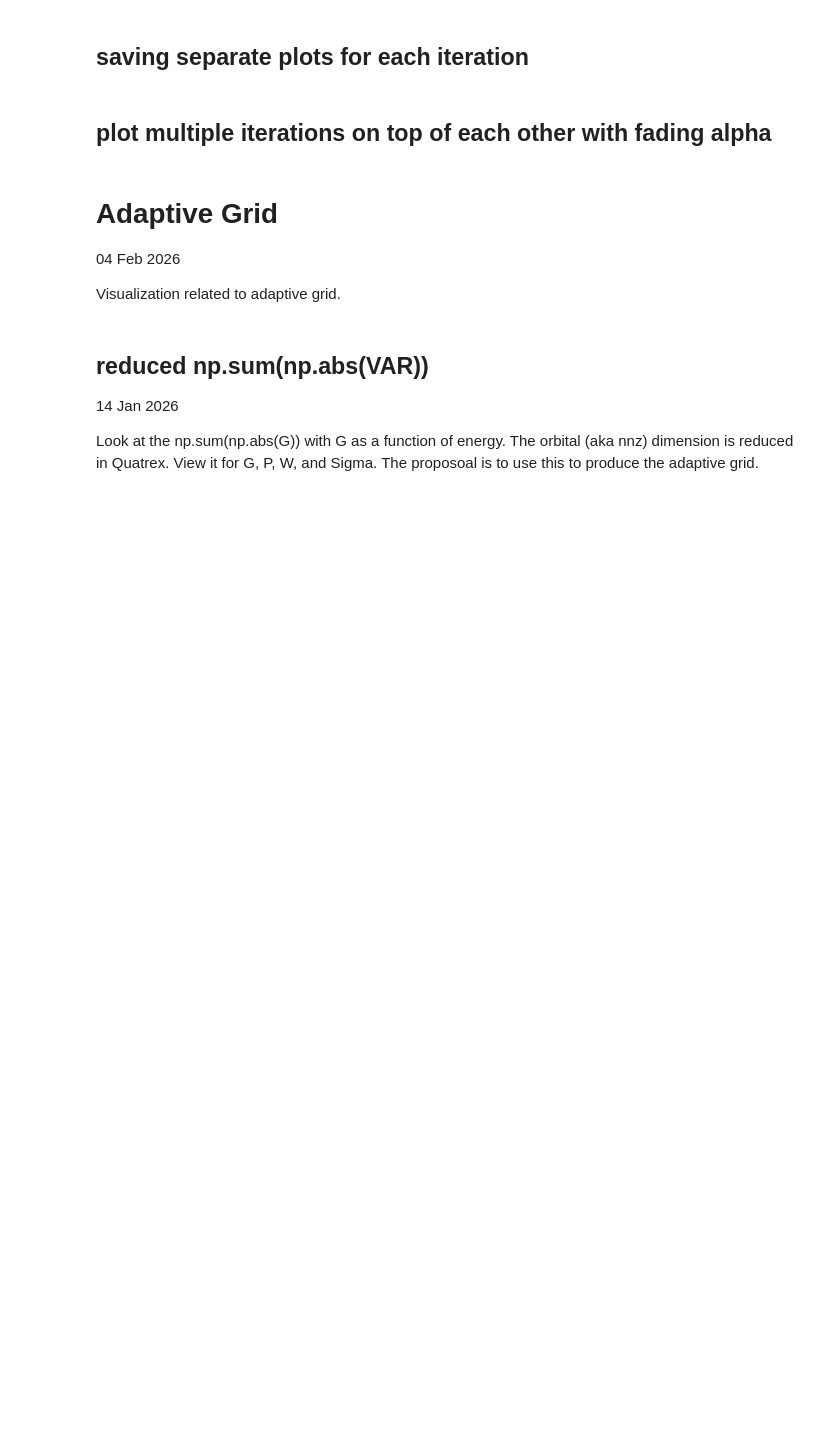
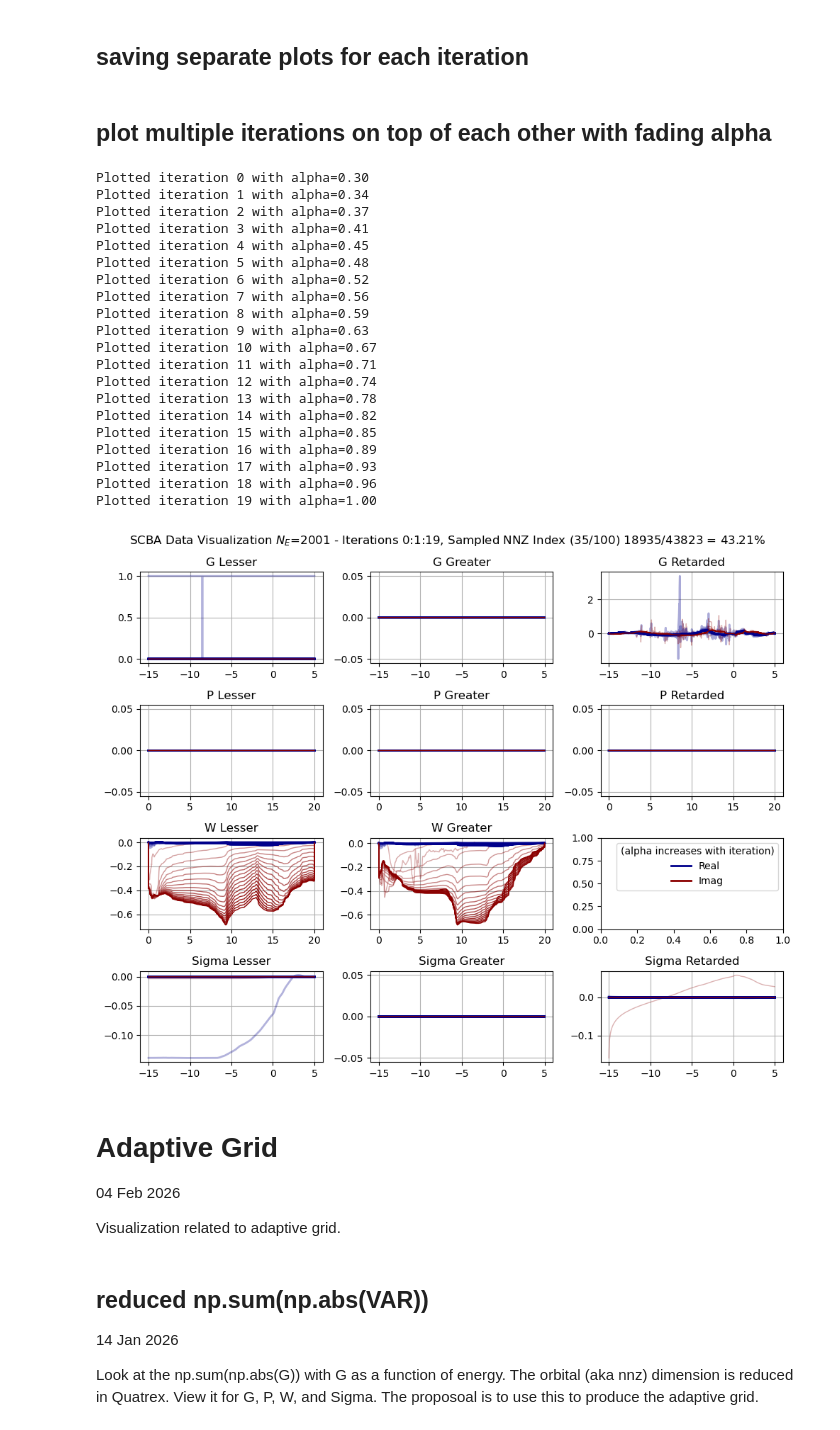
Before and after one commit to quatrex/quatrex, a Jupyter notebook: scripts/analysis/visualize_scba.ipynb, the cells around one changed output. Saved outputs shown, nothing was run; the diff lists cells and outputs as text; code cells hidden in the pictures; blank space fills up the shorter version.

```diff
--- a/scripts/analysis/visualize_scba.ipynb
+++ b/scripts/analysis/visualize_scba.ipynb
@@ -147,14 +149,15 @@ from matplotlib.lines import Line2D
 fig, axs = plt.subplots(4, 3, figsize=(10, 8))
 
 # === user parameters ===
-sample_idx_to_plot = 86
+sample_idx_to_plot = 35
 
-# iterations = range(0, config.scba.max_iterations, 1)
-iterations = range(0, 2)
+iterations = range(0, config.scba.max_iterations)
+# iterations = range(0, 4)
 
 colorReal = "darkblue"
 colorImag = "darkred"
 
+# region: === plotting ===
 for iteration_to_plot in iterations:
     assert (
         sample_idx_to_plot <= num_samples
@@ -170,35 +173,57 @@ for iteration_to_plot in iterations:
         colorImag=colorImag,
         linewidthReal=2,
         linewidthImag=1,
     )
 
     print(
         f"Plotted iteration {iteration_to_plot} with alpha={0.3 + 0.7 * (iteration_to_plot / (config.scba.max_iterations - 1)):.2f}"
     )
 
 # remove all legends
 for ax_row in axs:
     for ax in ax_row:
         try:
             ax.get_legend().remove()
-            ax.grid()
+            ax.grid(True)
         except:
             pass
 
 custom_lines = [
     Line2D([0], [0], color=colorReal, lw=2),
     Line2D([0], [0], color=colorImag, lw=2),
 ]
 axs[2, 2].legend(
     custom_lines, ["Real", "Imag"], title="(alpha increases with iteration)"
 )
 
 fig.suptitle(
     f"SCBA Data Visualization $N_E$={config.electron.energy_window_num} - Iterations {min(iterations)}:{iterations[1]-iterations[0]}:{max(iterations)}, Sampled NNZ Index ({sample_idx_to_plot}/{num_samples}) {nnz_index_to_plot}/{max_idx} = {nnz_index_to_plot/max_idx:.2%}"
 )
 plt.tight_layout()
-
 plt.show()
+# endregion
+# %% [output]
+Plotted iteration 0 with alpha=0.30
+Plotted iteration 1 with alpha=0.34
+Plotted iteration 2 with alpha=0.37
+Plotted iteration 3 with alpha=0.41
+Plotted iteration 4 with alpha=0.45
+Plotted iteration 5 with alpha=0.48
+Plotted iteration 6 with alpha=0.52
+Plotted iteration 7 with alpha=0.56
+Plotted iteration 8 with alpha=0.59
+Plotted iteration 9 with alpha=0.63
+Plotted iteration 10 with alpha=0.67
+Plotted iteration 11 with alpha=0.71
+Plotted iteration 12 with alpha=0.74
+Plotted iteration 13 with alpha=0.78
+Plotted iteration 14 with alpha=0.82
+Plotted iteration 15 with alpha=0.85
+Plotted iteration 16 with alpha=0.89
+Plotted iteration 17 with alpha=0.93
+Plotted iteration 18 with alpha=0.96
+Plotted iteration 19 with alpha=1.00
+[figure, added]
 # %% [markdown]
 # Adaptive Grid
 04 Feb 2026
```
Also changed, not shown: parts of 5 cells of this notebook.
